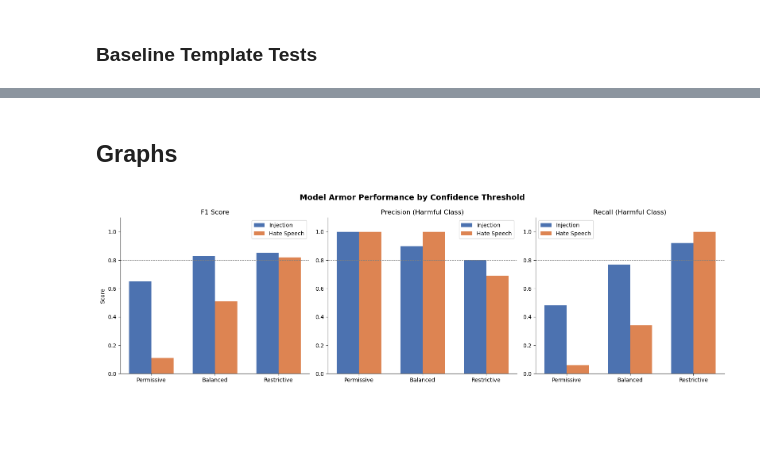
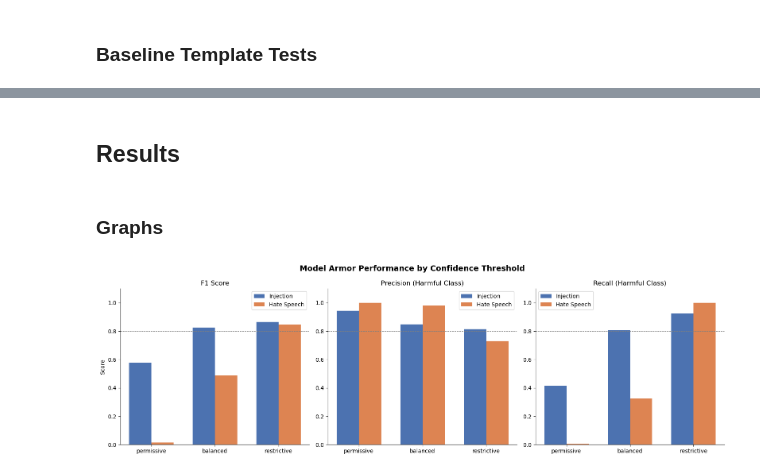
Before and after one commit to etowner/redteam-model-armor, a Jupyter notebook: armor.ipynb, the cells around one changed output, grey strips where cells are left out. Saved outputs shown, nothing was run; the diff lists cells and outputs as text; code cells hidden in the pictures; blank space fills up the shorter version.

```diff
--- a/armor.ipynb
+++ b/armor.ipynb
@@ -61,7 +65,7 @@ prompt_path = kagglehub.dataset_download(
 import numpy as np
 import pandas as pd
 
-SAMPLES = 100
+SAMPLES = 500
 
 hate_df = pd.read_csv(f"{hate_path}/labeled_data.csv", nrows=SAMPLES)
 injection_df = pd.read_json(
@@ -457,0 +289,13 @@ FN: 0  TP: 52
+# %%
+if os.path.exists("all_results.pkl") and os.path.getsize("all_results.pkl") > 0:
+    print("Loading cached results...")
+    with open("all_results.pkl", "rb") as f:
+        all_results = pickle.load(f)
+else:
+    all_results = {}
+    for template in ["permissive", "balanced", "restrictive"]:
+        print(f"Running evaluation for template: {template}")
+        all_results[template] = run_evaluation(template)
+
+    with open("all_results.pkl", "wb") as f:
+        pickle.dump(all_results, f)
@@ -458,19 +356,45 @@ FN: 0  TP: 52
+# %% [markdown]
+## Results
 # %% [markdown]
-## Graphs
+### Graphs
 # %%
+from typing import cast
+
 import matplotlib.pyplot as plt
 
-configs = ["Permissive", "Balanced", "Restrictive"]
+configs = ["permissive", "balanced", "restrictive"]
 
-# Hardcoded metrics from the classification reports for each configuration
-injection_f1 = [0.65, 0.83, 0.85]
-hate_f1 = [0.11, 0.51, 0.82]
+injection_f1, hate_f1 = [], []
+injection_precision, hate_precision = [], []
+injection_recall, hate_recall = [], []
 
-injection_precision = [1.00, 0.90, 0.80]
-hate_precision = [1.00, 1.00, 0.69]
-
-injection_recall = [0.48, 0.77, 0.92]
-hate_recall = [0.06, 0.34, 1.00]
+for template in configs:
+    inj = cast(
+        dict,
+        classification_report(
+            all_results[template]["injection"].actual,
+            all_results[template]["injection"].predicted,
+            target_names=["benign", "injection"],
+            zero_division=0,
+            output_dict=True,
+        ),
+    )
+    hate = cast(
+        dict,
+        classification_report(
+            all_results[template]["hate"].actual,
+            all_results[template]["hate"].predicted,
+            target_names=["safe", "hate"],
+            zero_division=0,
+            output_dict=True,
+        ),
+    )
+    injection_f1.append(inj["injection"]["f1-score"])
+    injection_precision.append(inj["injection"]["precision"])
+    injection_recall.append(inj["injection"]["recall"])
+    hate_f1.append(hate["hate"]["f1-score"])
+    hate_precision.append(hate["hate"]["precision"])
+    hate_recall.append(hate["hate"]["recall"])
 
 x = np.arange(len(configs))
 width = 0.35
@@ -500,31 +424,31 @@ axes[1].bar(
 axes[1].bar(x + width / 2, hate_precision, width, label="Hate Speech", color="#DD8452")
 axes[1].set_title("Precision (Harmful Class)")
 axes[1].set_xticks(x)
 axes[1].set_xticklabels(configs)
 axes[1].set_ylim(0, 1.1)
 axes[1].legend()
 axes[1].axhline(
     y=0.80, color="gray", linestyle="--", linewidth=0.8, label="0.80 reference"
 )
 
 # ── Recall ────────────────────────────────────────────────────────────────────
 axes[2].bar(x - width / 2, injection_recall, width, label="Injection", color="#4C72B0")
 axes[2].bar(x + width / 2, hate_recall, width, label="Hate Speech", color="#DD8452")
 axes[2].set_title("Recall (Harmful Class)")
 axes[2].set_xticks(x)
 axes[2].set_xticklabels(configs)
 axes[2].set_ylim(0, 1.1)
 axes[2].legend()
 axes[2].axhline(
     y=0.80, color="gray", linestyle="--", linewidth=0.8, label="0.80 reference"
 )
 
 for ax in axes:
     ax.spines["top"].set_visible(False)
     ax.spines["right"].set_visible(False)
 
 plt.tight_layout()
 plt.savefig("model_armor_evaluation.png", dpi=150, bbox_inches="tight")
 plt.show()
 # %% [output]
-[figure, old version]
+[figure, new version]
```
Also changed, not shown: parts of 23 cells of this notebook, 3 other files.
